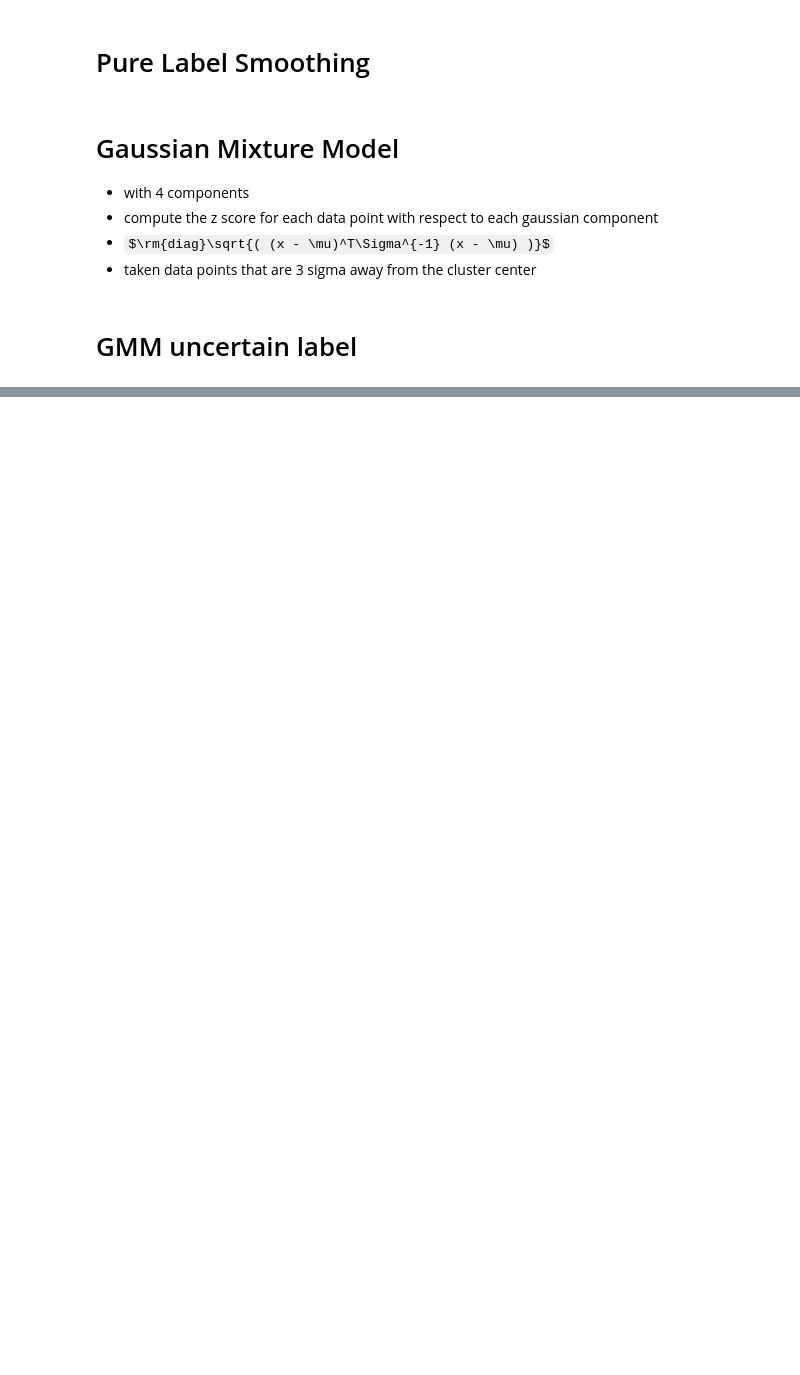
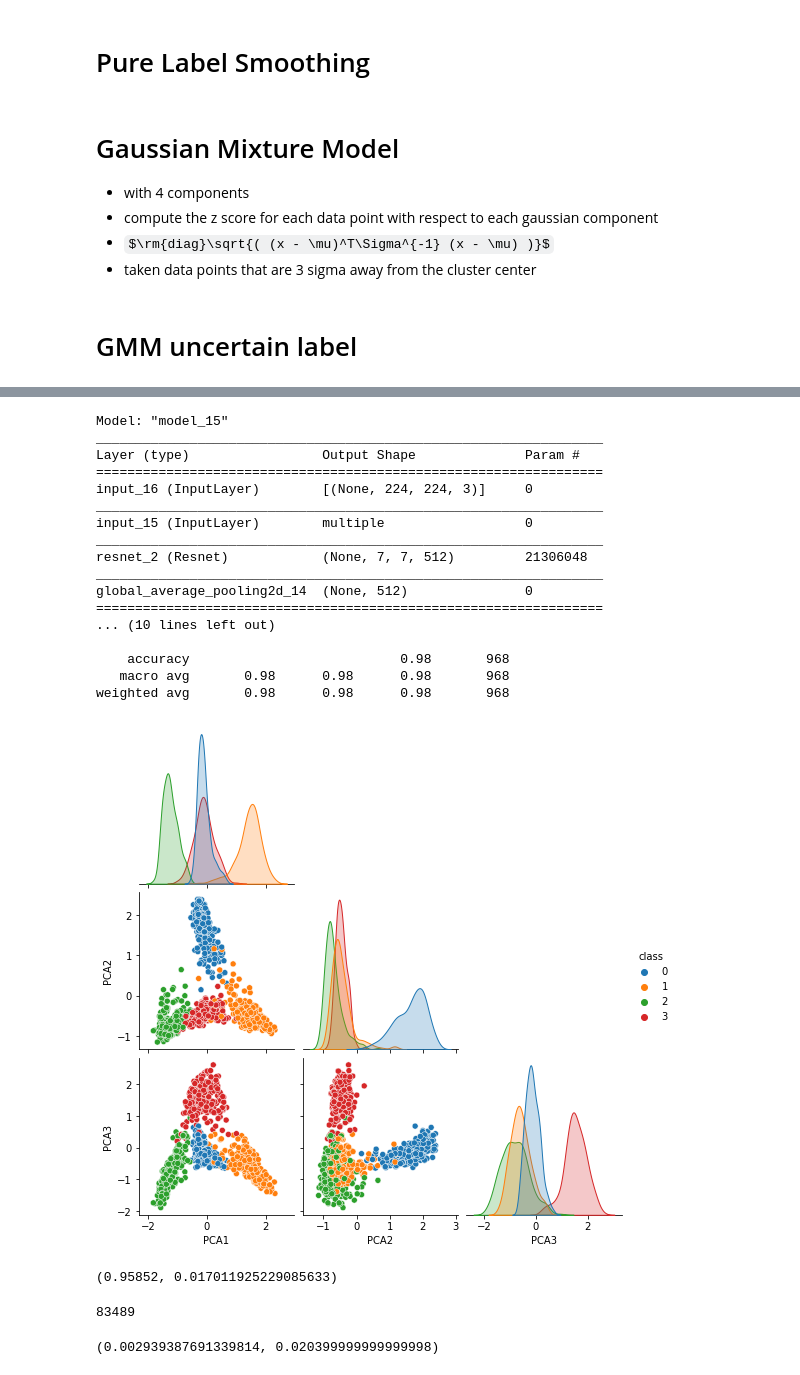
Before and after one commit to anoopsanka/retinal_oct, a Jupyter notebook: notebooks/OCT_MixtureModel_224_valsplit.ipynb, the cells around one changed output, grey strips where cells are left out. Drawn from its saved outputs; the diff is of its cells as text; code cells hidden in the pictures; some formulas as TeX source; blank space fills up the shorter version.

```diff
--- a/notebooks/OCT_MixtureModel_224_valsplit.ipynb
+++ b/notebooks/OCT_MixtureModel_224_valsplit.ipynb
@@ -760,0 +1025,2 @@ for i in range(5):
+# %%
+model_reload, ypred, ytrue = load_model(weight_file_list[3])
@@ -760,0 +1029,32 @@ for i in range(5):
+# %%
+pred = model_reload.predict(ds_test.map(resize_only).batch(32))
+embed, ground_truth = extract_embedding(model_reload, ds_test)
+embedding_dimension_reduction(embed, ground_truth, method='PCA', pairplot=True, reduced_dimension=3)
+print(classification_report(ground_truth, pred.argmax(-1)))
+# %% [output]
+Model: "model_15"
+_________________________________________________________________
+Layer (type)                 Output Shape              Param #
+=================================================================
+input_16 (InputLayer)        [(None, 224, 224, 3)]     0
+_________________________________________________________________
+input_15 (InputLayer)        multiple                  0
+_________________________________________________________________
+resnet_2 (Resnet)            (None, 7, 7, 512)         21306048
+_________________________________________________________________
+global_average_pooling2d_14  (None, 512)               0
+=================================================================
+... (10 lines left out)
+
+    accuracy                           0.98       968
+   macro avg       0.98      0.98      0.98       968
+weighted avg       0.98      0.98      0.98       968
+[figure, added]
+# %%
+acc.mean(), acc.std()
+# %% [output]
+(0.95852, 0.017011925229085633)
+# %%
+len(ds_train)
+# %% [output]
+83489
@@ -760,0 +1063,4 @@ for i in range(5):
+# %%
+np.std(tmp), np.mean(tmp)
+# %% [output]
+(0.002939387691339814, 0.020399999999999998)
```
Also changed, not shown: parts of 24 cells of this notebook.
